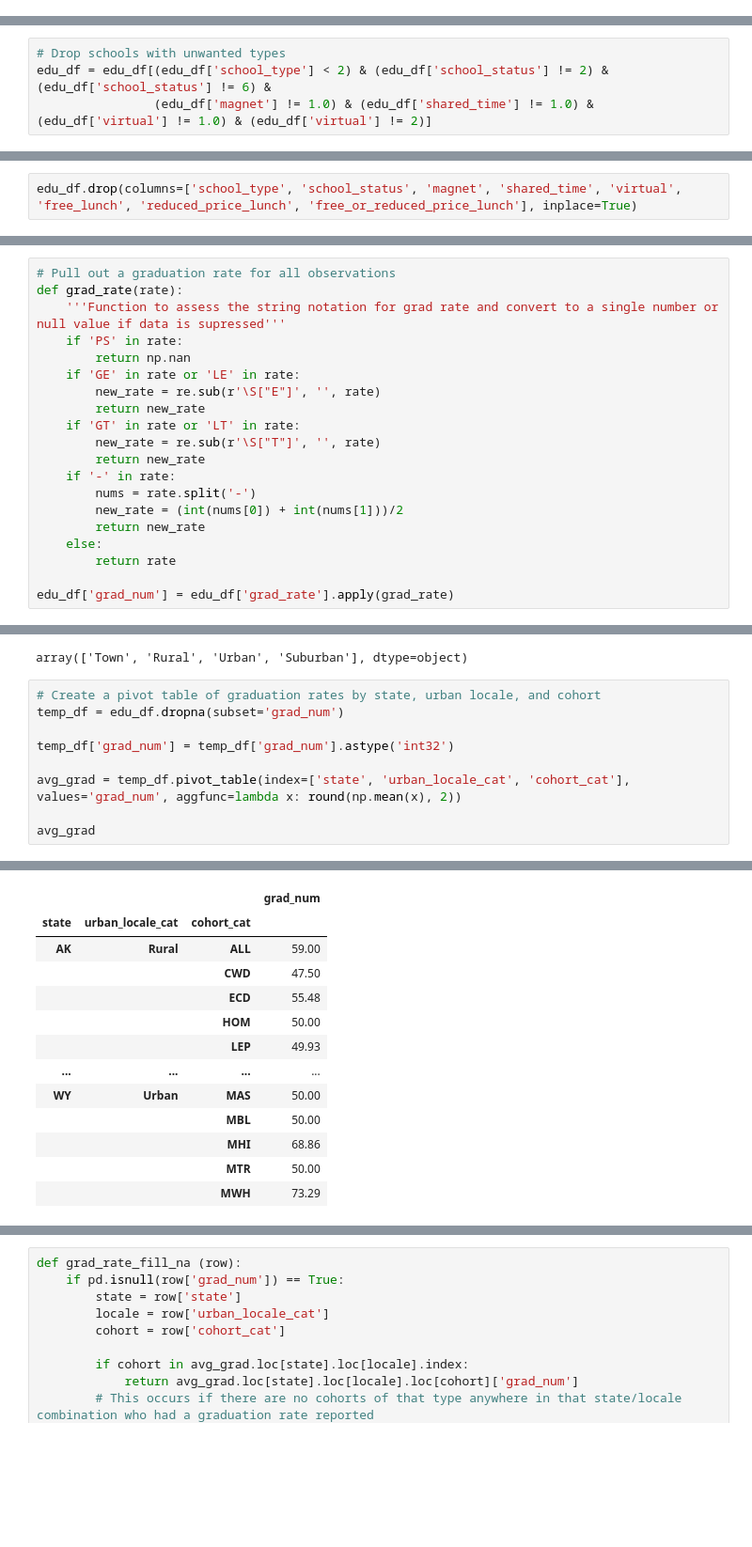
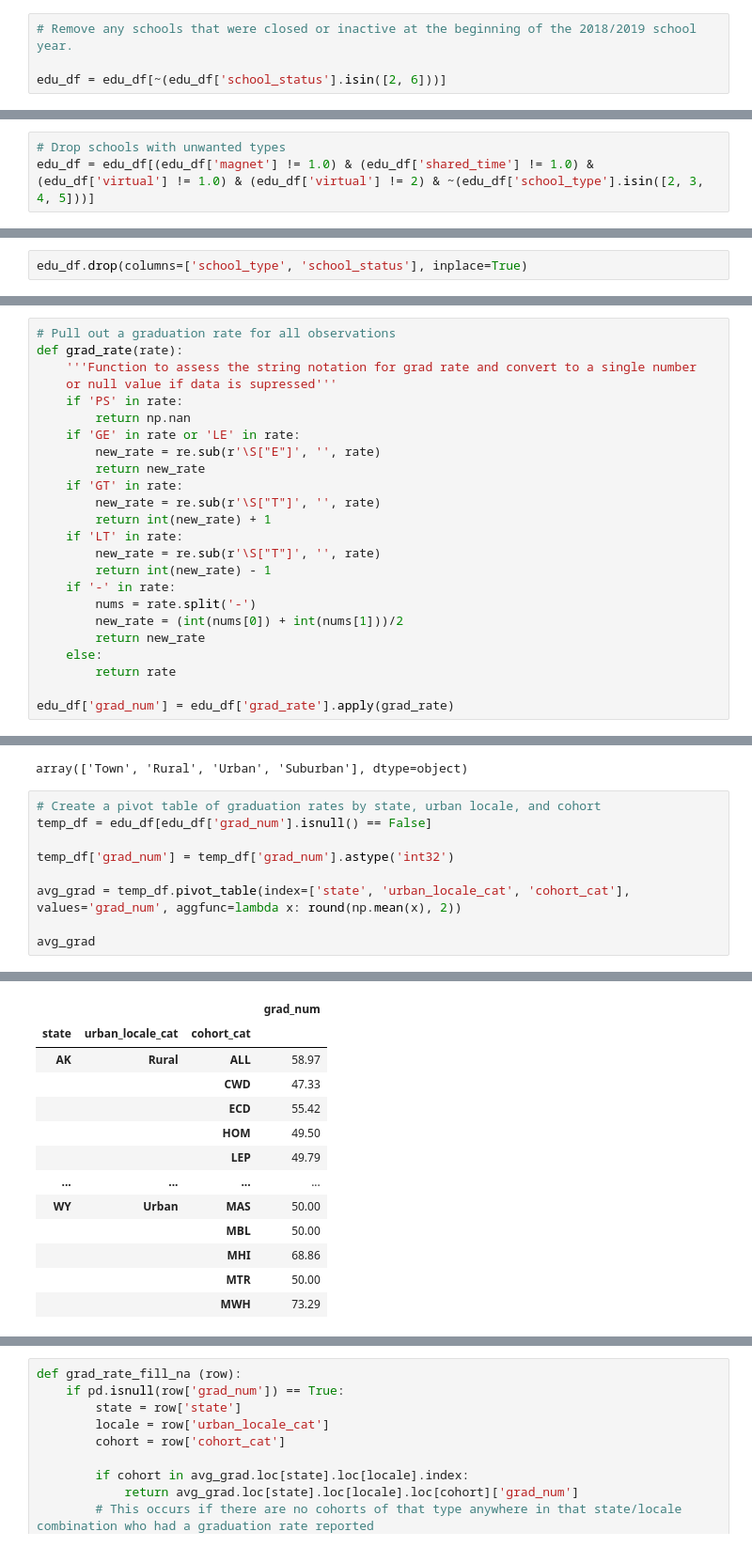
Before and after one commit to bcbottle/TOOL1_FINAL_PROJECT, a Jupyter notebook: edu_data_cleaning.ipynb, the cells around one changed output, grey strips where cells are left out. Shown at 94% size. Drawn from its saved outputs; the diff is of its cells as text; blank space fills up the shorter version.

```diff
--- a/edu_data_cleaning.ipynb
+++ b/edu_data_cleaning.ipynb
@@ -317,0 +390,4 @@ Exclude: Magnet Schools, Shared Time, and Virtual Schools since the student popu
+# %%
+# Remove any schools that were closed or inactive at the beginning of the 2018/2019 school year.
+
+edu_df = edu_df[~(edu_df['school_status'].isin([2, 6]))]
@@ -318,4 +427,3 @@ Exclude: Magnet Schools, Shared Time, and Virtual Schools since the student popu
 # %%
 # Drop schools with unwanted types
-edu_df = edu_df[(edu_df['school_type'] < 2) & (edu_df['school_status'] != 2) & (edu_df['school_status'] != 6) &
-                (edu_df['magnet'] != 1.0) & (edu_df['shared_time'] != 1.0) & (edu_df['virtual'] != 1.0) & (edu_df['virtual'] != 2)]
+edu_df = edu_df[(edu_df['magnet'] != 1.0) & (edu_df['shared_time'] != 1.0) & (edu_df['virtual'] != 1.0) & (edu_df['virtual'] != 2) & ~(edu_df['school_type'].isin([2, 3, 4, 5]))]
@@ -363,2 +455,2 @@ I will drop those three columns, along with the columns I used to filter since I
 # %%
-edu_df.drop(columns=['school_type', 'school_status', 'magnet', 'shared_time', 'virtual', 'free_lunch', 'reduced_price_lunch', 'free_or_reduced_price_lunch'], inplace=True)
+edu_df.drop(columns=['school_type', 'school_status'], inplace=True)
@@ -418,15 +508,19 @@ array(['94', 'GE80', '90-94', 'LT50', '75-79', 'GE50', 'PS', 'GE95',
 # %%
 # Pull out a graduation rate for all observations
 def grad_rate(rate):
-    '''Function to assess the string notation for grad rate and convert to a single number or null value if data is supressed'''
+    '''Function to assess the string notation for grad rate and convert to a single number
+    or null value if data is supressed'''
     if 'PS' in rate:
         return np.nan
     if 'GE' in rate or 'LE' in rate:
         new_rate = re.sub(r'\S["E"]', '', rate)
         return new_rate
-    if 'GT' in rate or 'LT' in rate:
+    if 'GT' in rate:
         new_rate = re.sub(r'\S["T"]', '', rate)
-        return new_rate
+        return int(new_rate) + 1
+    if 'LT' in rate:
+        new_rate = re.sub(r'\S["T"]', '', rate)
+        return int(new_rate) - 1
     if '-' in rate:
         nums = rate.split('-')
         new_rate = (int(nums[0]) + int(nums[1]))/2
@@ -502,26 +585,26 @@ edu_df['urban_locale_cat'].unique()
 array(['Town', 'Rural', 'Urban', 'Suburban'], dtype=object)
 # %%
 # Create a pivot table of graduation rates by state, urban locale, and cohort
-temp_df = edu_df.dropna(subset='grad_num')
+temp_df = edu_df[edu_df['grad_num'].isnull() == False]
 
 temp_df['grad_num'] = temp_df['grad_num'].astype('int32')
 
 avg_grad = temp_df.pivot_table(index=['state', 'urban_locale_cat', 'cohort_cat'], values='grad_num', aggfunc=lambda x: round(np.mean(x), 2))
 
 avg_grad
 # %% [output]
 A value is trying to be set on a copy of a slice from a DataFrame.
 Try using .loc[row_indexer,col_indexer] = value instead
 
 See the caveats in the documentation: https://pandas.pydata.org/pandas-docs/stable/user_guide/indexing.html#returning-a-view-versus-a-copy
   temp_df['grad_num'] = temp_df['grad_num'].astype('int32')
 |  |  |  | grad_num |
 | state | urban_locale_cat | cohort_cat |  |
-| AK | Rural | ALL | 59.00 |
-|  |  | CWD | 47.50 |
-|  |  | ECD | 55.48 |
-|  |  | HOM | 50.00 |
-|  |  | LEP | 49.93 |
+| AK | Rural | ALL | 58.97 |
+|  |  | CWD | 47.33 |
+|  |  | ECD | 55.42 |
+|  |  | HOM | 49.50 |
+|  |  | LEP | 49.79 |
 | ... | ... | ... | ... |
 | WY | Urban | MAS | 50.00 |
 |  |  | MBL | 50.00 |
```
Also changed, not shown: parts of 67 cells of this notebook, 2 other files.
